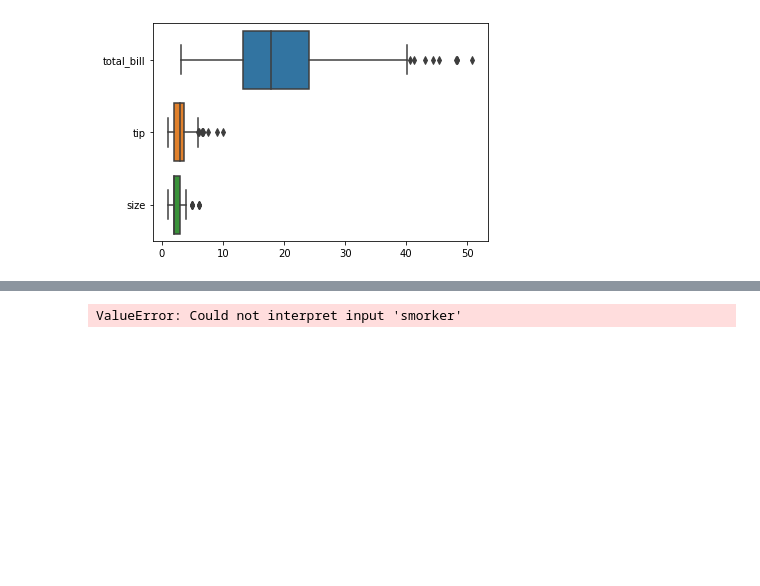
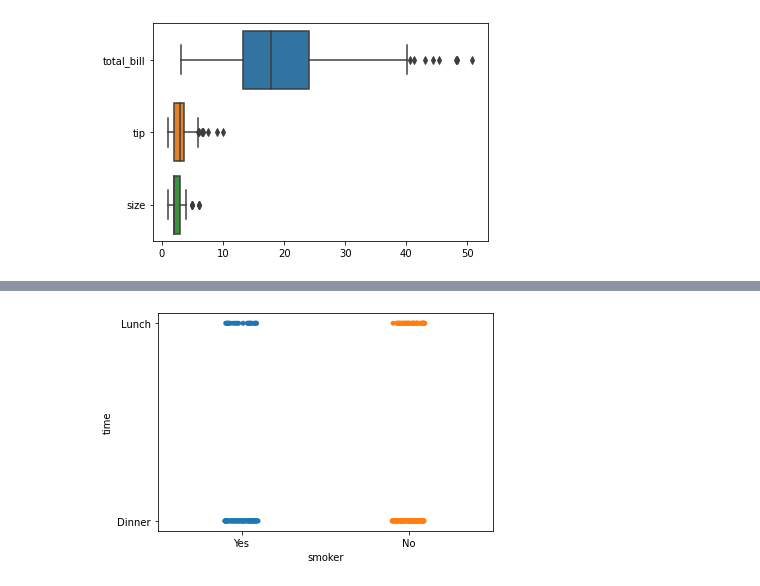
Before and after one commit to cccedith789/Python-60-days, a Jupyter notebook: D21 運用實際資料集進行資料視覺化練習 Data_Visualization_Day_4作業.ipynb, the cells around one changed output, grey strips where cells are left out. Drawn from its saved outputs; the diff is of its cells as text; code cells hidden in the pictures; blank space fills up the shorter version.

```diff
--- a/D21 運用實際資料集進行資料視覺化練習 Data_Visualization_Day_4作業.ipynb
+++ b/D21 運用實際資料集進行資料視覺化練習 Data_Visualization_Day_4作業.ipynb
@@ -111,5 +111,5 @@ ValueError: Could not interpret input 'total_ball'
 # %%
-sns.stripplot(x="smorker", y="time", data=df2, jitter=True)
+sns.stripplot(x="smoker", y="time", data=df2, jitter=True)
 plt.show()
 # %% [output]
-ValueError: Could not interpret input 'smorker'
+[figure, added]
```
Also changed, not shown: parts of 1 cell of this notebook.
